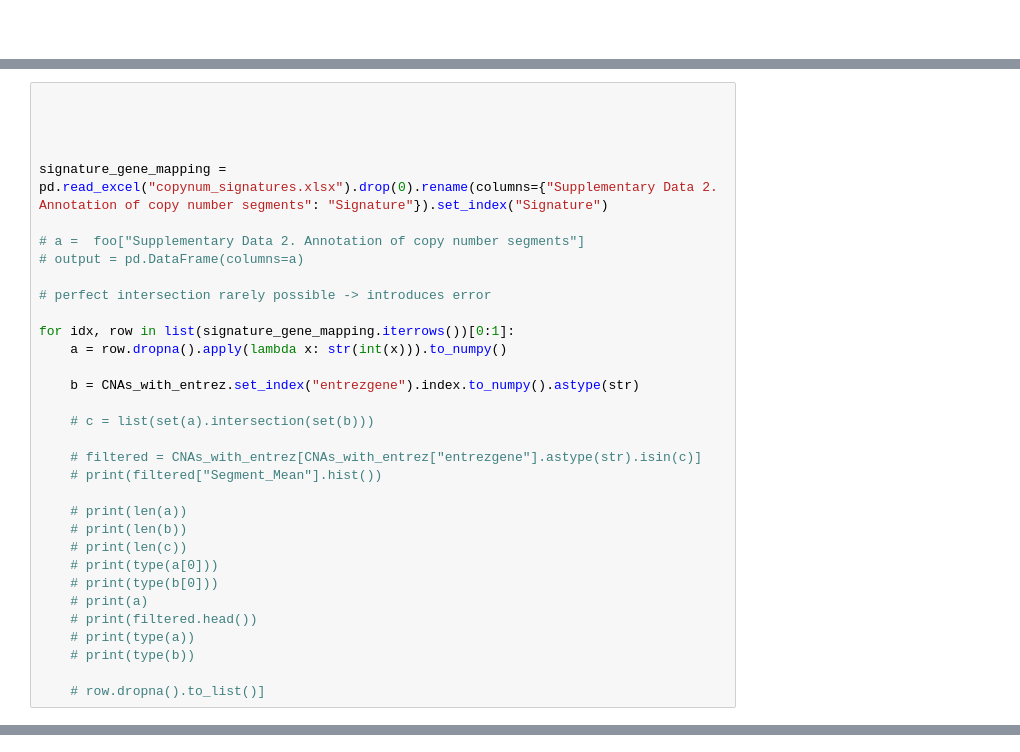
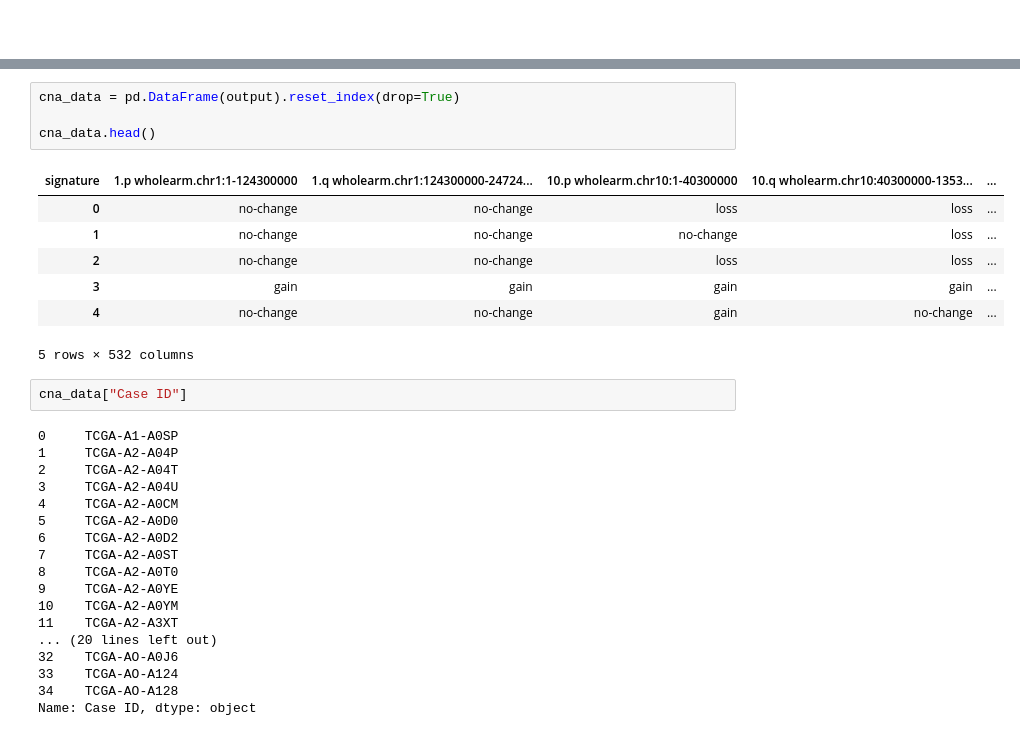
Before and after one commit to DIvkov575/calgb, a Jupyter notebook: cox_dna.ipynb, the cells around one changed output, grey strips where cells are left out. Cells and saved outputs as stored; diff of their text form.

```diff
--- a/cox_dna.ipynb
+++ b/cox_dna.ipynb
@@ -302,33 +128,0 @@ CNAs_with_entrez.head()
-# %%
-
-
-
-
-signature_gene_mapping = pd.read_excel("copynum_signatures.xlsx").drop(0).rename(columns={"Supplementary Data 2. Annotation of copy number segments": "Signature"}).set_index("Signature")
-
-# a =  foo["Supplementary Data 2. Annotation of copy number segments"]
-# output = pd.DataFrame(columns=a)
-
-# perfect intersection rarely possible -> introduces error
-
-for idx, row in list(signature_gene_mapping.iterrows())[0:1]:
-    a = row.dropna().apply(lambda x: str(int(x))).to_numpy()
-
-    b = CNAs_with_entrez.set_index("entrezgene").index.to_numpy().astype(str)
-
-    # c = list(set(a).intersection(set(b)))
-
-    # filtered = CNAs_with_entrez[CNAs_with_entrez["entrezgene"].astype(str).isin(c)]
-    # print(filtered["Segment_Mean"].hist())
-
-    # print(len(a))
-    # print(len(b))
-    # print(len(c))
-    # print(type(a[0]))
-    # print(type(b[0]))
-    # print(a)
-    # print(filtered.head())
-    # print(type(a))
-    # print(type(b))
-
-    # row.dropna().to_list()]
@@ -358,0 +186,32 @@ CNAs_with_entrez
+# %%
+cna_data = pd.DataFrame(output).reset_index(drop=True)
+
+cna_data.head()
+# %% [output]
+| signature | 1.p wholearm.chr1:1-124300000 | 1.q wholearm.chr1:124300000-24724... | 10.p wholearm.chr10:1-40300000 | 10.q wholearm.chr10:40300000-1353... | ... |
+| 0 | no-change | no-change | loss | loss | ... |
+| 1 | no-change | no-change | no-change | loss | ... |
+| 2 | no-change | no-change | loss | loss | ... |
+| 3 | gain | gain | gain | gain | ... |
+| 4 | no-change | no-change | gain | no-change | ... |
+5 rows × 532 columns
+# %%
+cna_data["Case ID"]
+# %% [output]
+0     TCGA-A1-A0SP
+1     TCGA-A2-A04P
+2     TCGA-A2-A04T
+3     TCGA-A2-A04U
+4     TCGA-A2-A0CM
+5     TCGA-A2-A0D0
+6     TCGA-A2-A0D2
+7     TCGA-A2-A0ST
+8     TCGA-A2-A0T0
+9     TCGA-A2-A0YE
+10    TCGA-A2-A0YM
+11    TCGA-A2-A3XT
+... (20 lines left out)
+32    TCGA-AO-A0J6
+33    TCGA-AO-A124
+34    TCGA-AO-A128
+Name: Case ID, dtype: object
```
Also changed, not shown: parts of 19 cells of this notebook, 2 other files.
